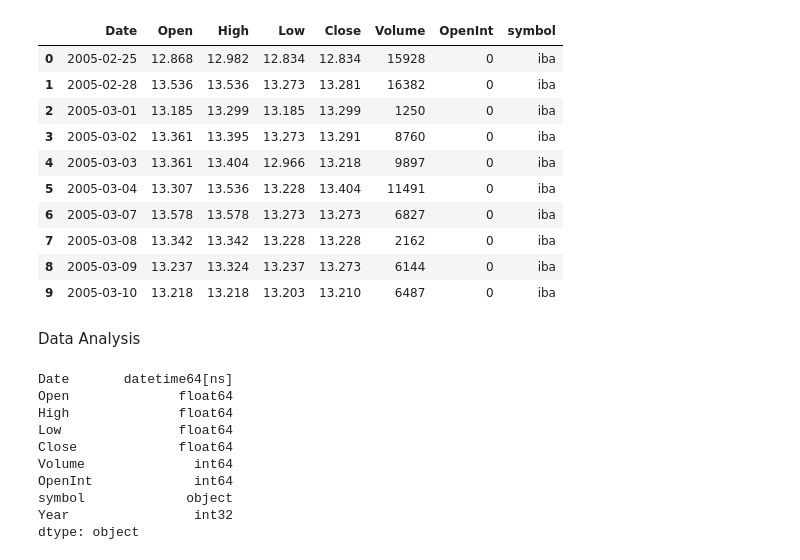
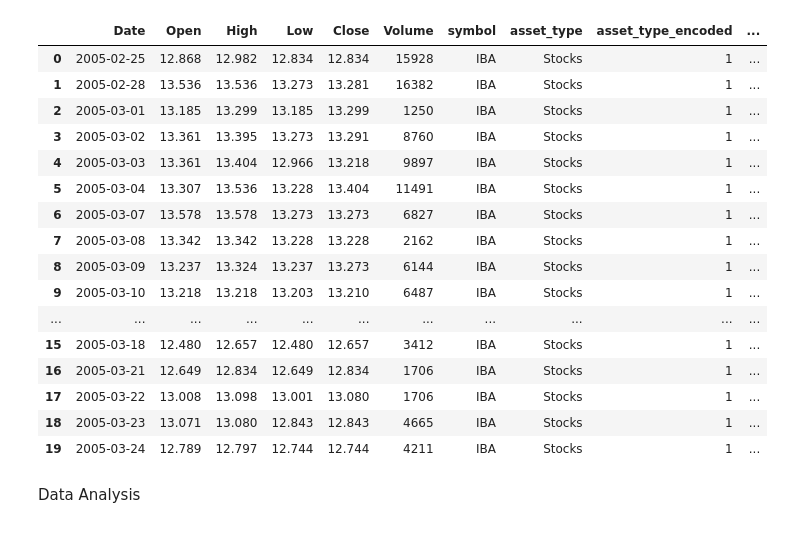
Before and after one commit to Bomb-omb/ML-Stock-Market-Prediction, a Jupyter notebook: Applications/Huge Stock Market Analysis.ipynb, the cells around one changed output. Cells and saved outputs as stored; diff of their text form; code cells hidden in the pictures.

```diff
--- a/Applications/Huge Stock Market Analysis.ipynb
+++ b/Applications/Huge Stock Market Analysis.ipynb
@@ -71,0 +81,6 @@ Total number of etf files: 0
+# %%
+# Removed the redundant column OpenInt since it has no useful variation
+# OpenInt are not important to ETFs and Stocks, only to derivatives like options and futures
+
+print(df['OpenInt'].unique())
+df = df.drop(columns=['OpenInt'])
@@ -110,31 +121,34 @@ symbol     0
 dtype: int64
+# %%
+# Label encoding to work with categorical data of asset types
+
+label_encoder = LabelEncoder()
+df['asset_type_encoded'] = label_encoder.fit_transform(df['asset_type'])
 # %%
-stocks_df['Date'] = pd.to_datetime(stocks_df['Date'])
-stocks_df.head(10)
+# First round of cleaning completed
+
+# Formatting the year
+df['Date'] = pd.to_datetime(df['Date'])
+df['Year'] = df['Date'].dt.year
+
+df.head(20)
 # %% [output]
-|  | Date | Open | High | Low | Close | Volume | OpenInt | symbol |
-| 0 | 2005-02-25 | 12.868 | 12.982 | 12.834 | 12.834 | 15928 | 0 | iba |
-| 1 | 2005-02-28 | 13.536 | 13.536 | 13.273 | 13.281 | 16382 | 0 | iba |
-| 2 | 2005-03-01 | 13.185 | 13.299 | 13.185 | 13.299 | 1250 | 0 | iba |
-| 3 | 2005-03-02 | 13.361 | 13.395 | 13.273 | 13.291 | 8760 | 0 | iba |
-| 4 | 2005-03-03 | 13.361 | 13.404 | 12.966 | 13.218 | 9897 | 0 | iba |
-| 5 | 2005-03-04 | 13.307 | 13.536 | 13.228 | 13.404 | 11491 | 0 | iba |
-| 6 | 2005-03-07 | 13.578 | 13.578 | 13.273 | 13.273 | 6827 | 0 | iba |
-| 7 | 2005-03-08 | 13.342 | 13.342 | 13.228 | 13.228 | 2162 | 0 | iba |
-| 8 | 2005-03-09 | 13.237 | 13.324 | 13.237 | 13.273 | 6144 | 0 | iba |
-| 9 | 2005-03-10 | 13.218 | 13.218 | 13.203 | 13.210 | 6487 | 0 | iba |
+|  | Date | Open | High | Low | Close | Volume | symbol | asset_type | asset_type_encoded | ... |
+| 0 | 2005-02-25 | 12.868 | 12.982 | 12.834 | 12.834 | 15928 | IBA | Stocks | 1 | ... |
+| 1 | 2005-02-28 | 13.536 | 13.536 | 13.273 | 13.281 | 16382 | IBA | Stocks | 1 | ... |
+| 2 | 2005-03-01 | 13.185 | 13.299 | 13.185 | 13.299 | 1250 | IBA | Stocks | 1 | ... |
+| 3 | 2005-03-02 | 13.361 | 13.395 | 13.273 | 13.291 | 8760 | IBA | Stocks | 1 | ... |
+| 4 | 2005-03-03 | 13.361 | 13.404 | 12.966 | 13.218 | 9897 | IBA | Stocks | 1 | ... |
+| 5 | 2005-03-04 | 13.307 | 13.536 | 13.228 | 13.404 | 11491 | IBA | Stocks | 1 | ... |
+| 6 | 2005-03-07 | 13.578 | 13.578 | 13.273 | 13.273 | 6827 | IBA | Stocks | 1 | ... |
+| 7 | 2005-03-08 | 13.342 | 13.342 | 13.228 | 13.228 | 2162 | IBA | Stocks | 1 | ... |
+| 8 | 2005-03-09 | 13.237 | 13.324 | 13.237 | 13.273 | 6144 | IBA | Stocks | 1 | ... |
+| 9 | 2005-03-10 | 13.218 | 13.218 | 13.203 | 13.210 | 6487 | IBA | Stocks | 1 | ... |
+| ... | ... | ... | ... | ... | ... | ... | ... | ... | ... | ... |
+| 15 | 2005-03-18 | 12.480 | 12.657 | 12.480 | 12.657 | 3412 | IBA | Stocks | 1 | ... |
+| 16 | 2005-03-21 | 12.649 | 12.834 | 12.649 | 12.834 | 1706 | IBA | Stocks | 1 | ... |
+| 17 | 2005-03-22 | 13.008 | 13.098 | 13.001 | 13.080 | 1706 | IBA | Stocks | 1 | ... |
+| 18 | 2005-03-23 | 13.071 | 13.080 | 12.843 | 12.843 | 4665 | IBA | Stocks | 1 | ... |
+| 19 | 2005-03-24 | 12.789 | 12.797 | 12.744 | 12.744 | 4211 | IBA | Stocks | 1 | ... |
 # %% [markdown]
 Data Analysis
-# %%
-stocks_df.dtypes
-# %% [output]
-Date       datetime64[ns]
-Open              float64
-High              float64
-Low               float64
-Close             float64
-Volume              int64
-OpenInt             int64
-symbol             object
-Year                int32
-dtype: object
```
Also changed, not shown: parts of 21 cells of this notebook, 1 other file.
